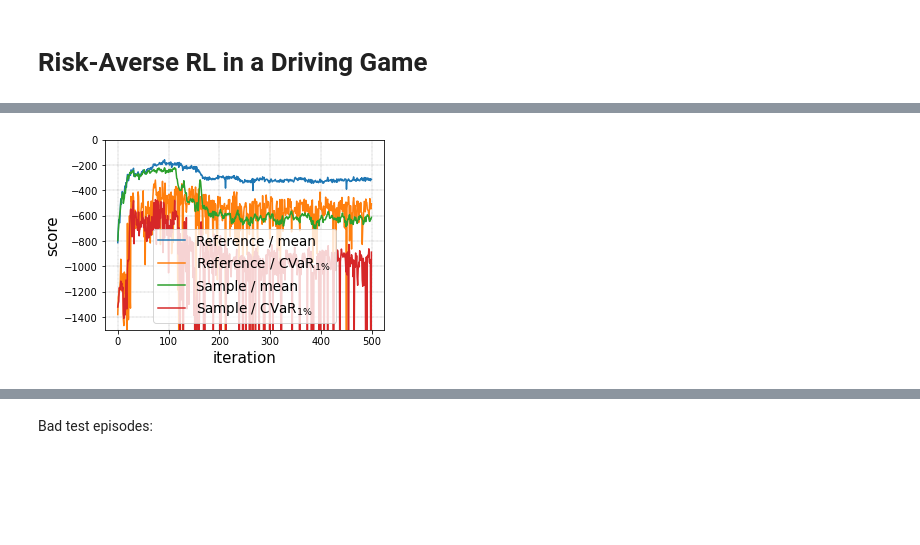
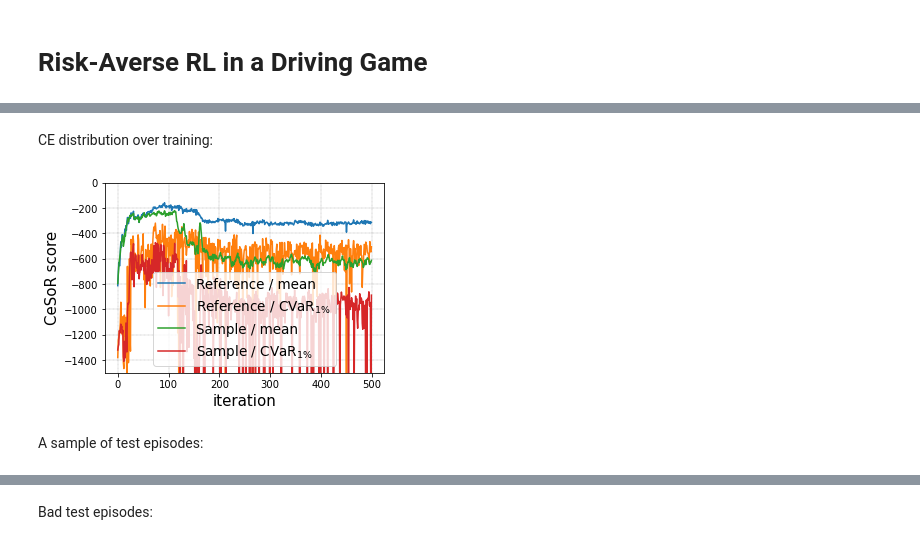
Before and after one commit to ido90/CeSoR, a Jupyter notebook: DrivingExample.ipynb, the cells around one changed output, grey strips where cells are left out. Saved outputs shown, nothing was run; the diff lists cells and outputs as text; code cells hidden in the pictures; blank space fills up the shorter version.

```diff
--- a/DrivingExample.ipynb
+++ b/DrivingExample.ipynb
@@ -22,4 +22,7 @@ np.set_printoptions(precision=4)
 np.set_printoptions(linewidth=150)
 np.set_printoptions(suppress=True)
 torch.set_printoptions(linewidth=150)
+# %%
+# Whether to load existing results or train new agents
+LOAD_ONLY = True
 # %% [markdown]
@@ -53,20 +56,21 @@ env.close()
 
 title = 'DrivingGameFinal'
 
-# Define agents (note that the training hyperparams are also defined here through the dict train_hparams).
+# Define agents (note that the training hyperparams are also defined here through the dict train_hparams)
 agents = dict(
     PG = (Agents.FC, dict(train_hparams=dict())),
     GCVaR = (Agents.FC, dict(train_hparams=dict(cvar=0.01))),
-    CE_SGCVaR = (Agents.FC, dict(train_hparams=dict(cvar=0.01, ce_update_freq=1, soft_cvar=0.8))),
+    CeSoR = (Agents.FC, dict(train_hparams=dict(cvar=0.01, ce_update_freq=1, soft_cvar=0.8))),
 );
 
-# Run experiment: setup, training, testing and analysis.
+# Run experiment
 E = DrivingLab.Experiment(agents, train_episodes=200000, title=title)
-axs = E.main()
+if LOAD_ONLY:
+    E.load_results(agents=True, optimizers=True, CEs=True)
+else:
+    E.train()
+    E.test()
+    E.save_results()
 
-# Save results and show a sample of episodes.
-E.save_results()
-plt.savefig(f'outputs/{title}_summary.png', bbox_inches='tight')
-E.show_tests()
-plt.savefig(f'outputs/{title}_examples.png', bbox_inches='tight');
+E.dd
 # %% [output]
@@ -88,7 +127,11 @@ Wall time: 7h 24min 46s
+# %% [markdown]
+CE distribution over training:
 # %%
-ax = E.CEs['CE_SGCVaR'].show_sampled_scores()
+ax = E.CEs['CeSoR'].show_sampled_scores(None, 'CeSoR score')
 ax.set_ylim((-1500,0))
 ax.legend(loc='lower center', fontsize=13.5)
 plt.savefig(f'outputs/{title}_CE.png', bbox_inches='tight');
 # %% [output]
-[figure, old version]
+[figure, new version]
+# %% [markdown]
+A sample of test episodes:
```
Also changed, not shown: parts of 12 cells of this notebook.
